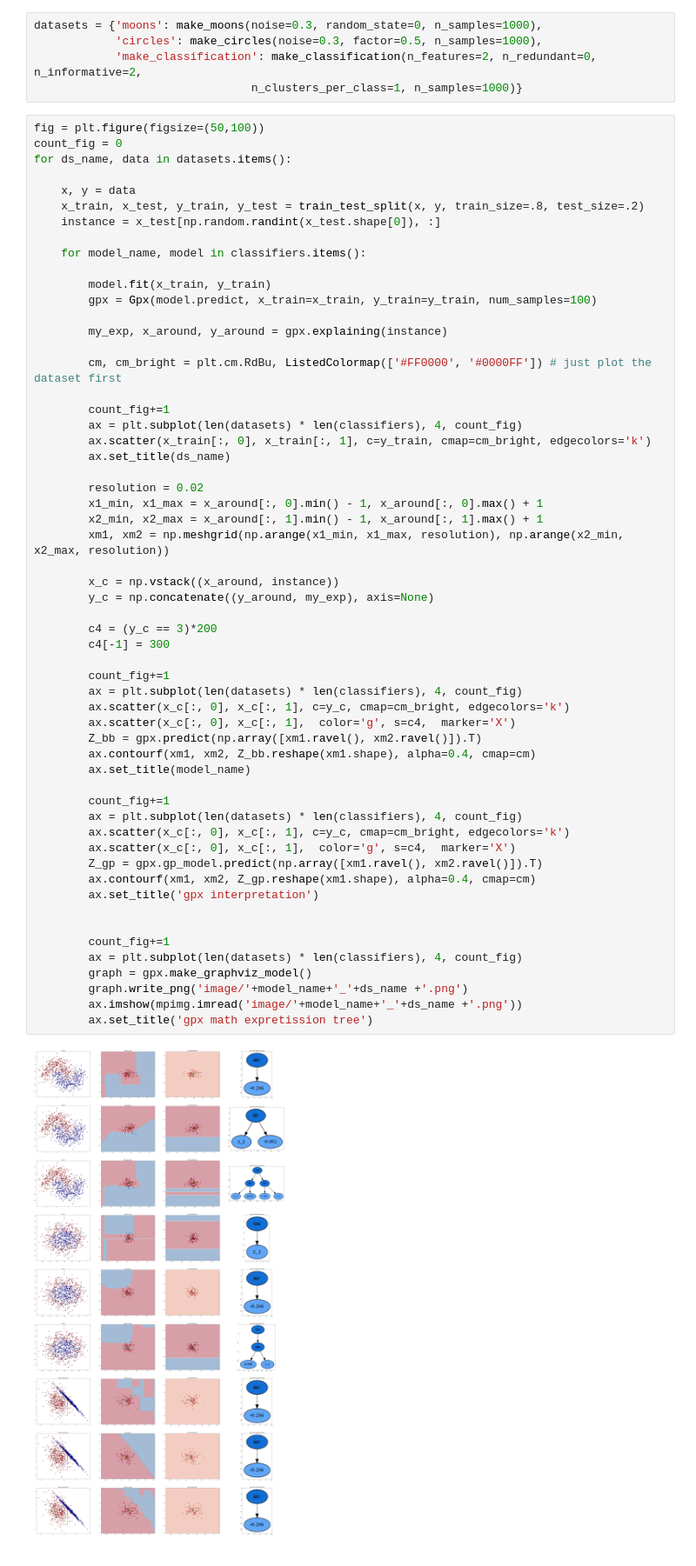
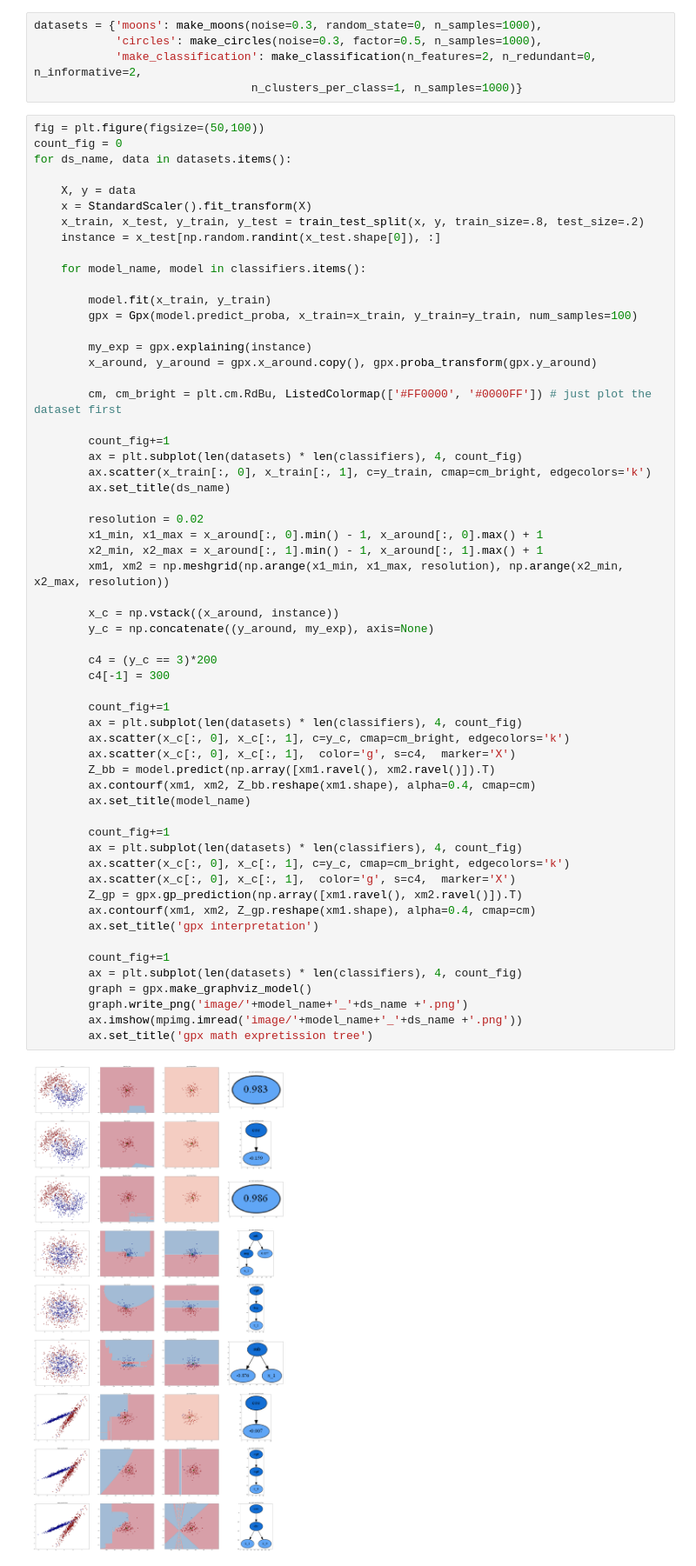
Before and after one commit to leauferreira/GpX, a Jupyter notebook: gpx_demo_simple_classification.ipynb, the cells around one changed output. Shown at 87% size. Saved outputs shown, nothing was run; the diff lists cells and outputs as text.

Commit message:
update with predict_proba eliminated symbolic classifier for gp_learn

```diff
--- a/gpx_demo_simple_classification.ipynb
+++ b/gpx_demo_simple_classification.ipynb
@@ -33,16 +33,18 @@ fig = plt.figure(figsize=(50,100))
 count_fig = 0
 for ds_name, data in datasets.items():
 
-    x, y = data
+    X, y = data
+    x = StandardScaler().fit_transform(X)
     x_train, x_test, y_train, y_test = train_test_split(x, y, train_size=.8, test_size=.2)
     instance = x_test[np.random.randint(x_test.shape[0]), :]
 
     for model_name, model in classifiers.items():
 
         model.fit(x_train, y_train)
-        gpx = Gpx(model.predict, x_train=x_train, y_train=y_train, num_samples=100)
+        gpx = Gpx(model.predict_proba, x_train=x_train, y_train=y_train, num_samples=100)
 
-        my_exp, x_around, y_around = gpx.explaining(instance)
+        my_exp = gpx.explaining(instance)
+        x_around, y_around = gpx.x_around.copy(), gpx.proba_transform(gpx.y_around)
 
         cm, cm_bright = plt.cm.RdBu, ListedColormap(['#FF0000', '#0000FF']) # just plot the dataset first
 
@@ -56,34 +58,33 @@ for ds_name, data in datasets.items():
         x2_min, x2_max = x_around[:, 1].min() - 1, x_around[:, 1].max() + 1
         xm1, xm2 = np.meshgrid(np.arange(x1_min, x1_max, resolution), np.arange(x2_min, x2_max, resolution))
 
         x_c = np.vstack((x_around, instance))
         y_c = np.concatenate((y_around, my_exp), axis=None)
 
         c4 = (y_c == 3)*200
         c4[-1] = 300
 
         count_fig+=1
         ax = plt.subplot(len(datasets) * len(classifiers), 4, count_fig)
         ax.scatter(x_c[:, 0], x_c[:, 1], c=y_c, cmap=cm_bright, edgecolors='k')
         ax.scatter(x_c[:, 0], x_c[:, 1],  color='g', s=c4,  marker='X')
-        Z_bb = gpx.predict(np.array([xm1.ravel(), xm2.ravel()]).T)
+        Z_bb = model.predict(np.array([xm1.ravel(), xm2.ravel()]).T)
         ax.contourf(xm1, xm2, Z_bb.reshape(xm1.shape), alpha=0.4, cmap=cm)
         ax.set_title(model_name)
 
         count_fig+=1
         ax = plt.subplot(len(datasets) * len(classifiers), 4, count_fig)
         ax.scatter(x_c[:, 0], x_c[:, 1], c=y_c, cmap=cm_bright, edgecolors='k')
         ax.scatter(x_c[:, 0], x_c[:, 1],  color='g', s=c4,  marker='X')
-        Z_gp = gpx.gp_model.predict(np.array([xm1.ravel(), xm2.ravel()]).T)
+        Z_gp = gpx.gp_prediction(np.array([xm1.ravel(), xm2.ravel()]).T)
         ax.contourf(xm1, xm2, Z_gp.reshape(xm1.shape), alpha=0.4, cmap=cm)
         ax.set_title('gpx interpretation')
-
 
         count_fig+=1
         ax = plt.subplot(len(datasets) * len(classifiers), 4, count_fig)
         graph = gpx.make_graphviz_model()
         graph.write_png('image/'+model_name+'_'+ds_name +'.png')
         ax.imshow(mpimg.imread('image/'+model_name+'_'+ds_name +'.png'))
         ax.set_title('gpx math expretission tree')
 # %% [output]
-[figure, old version]
+[figure, new version]
```
Also changed, not shown: 2 other files.
